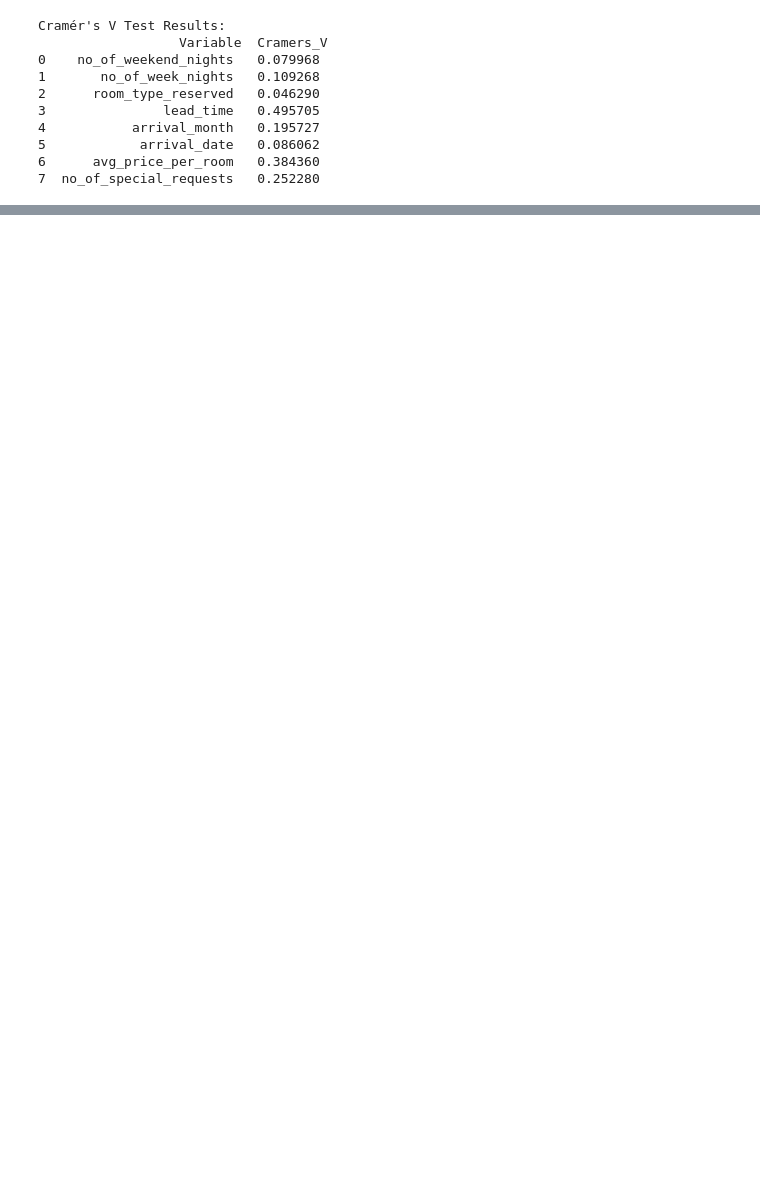
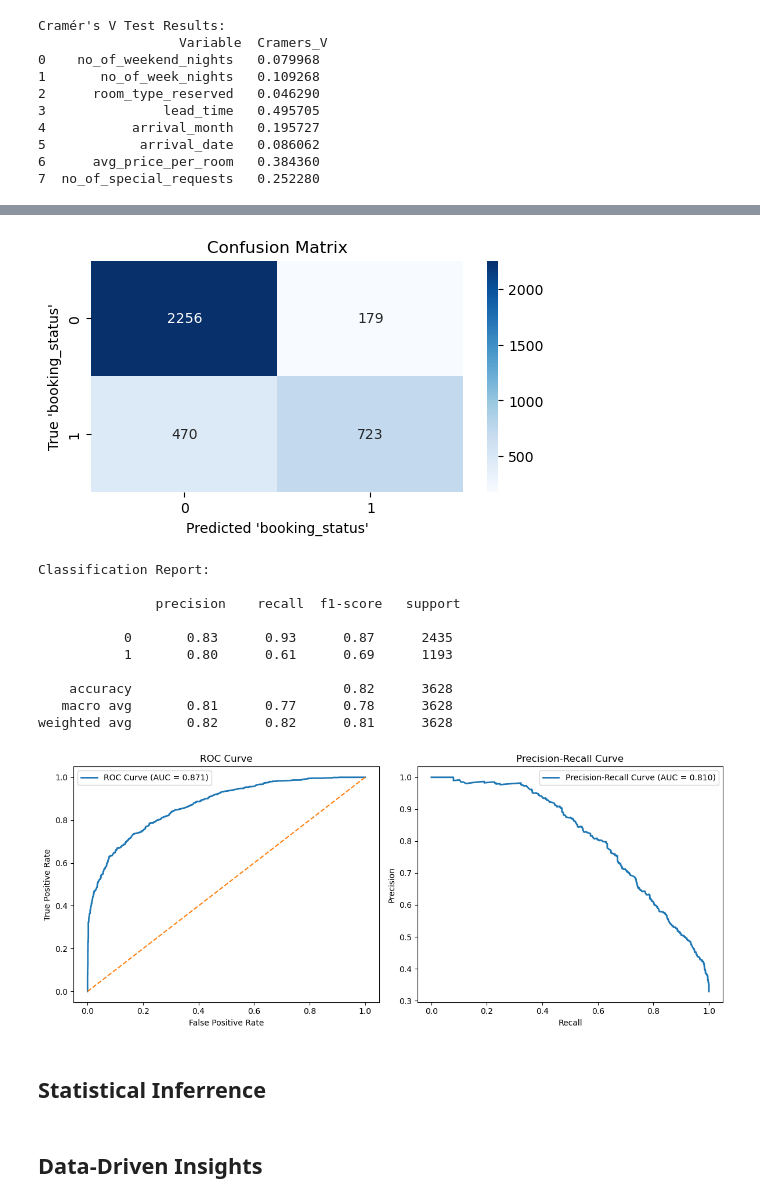
Before and after one commit to Navitraa/Hotel-Reservation-Cancellation-Prediction, a Jupyter notebook: main.ipynb, the cells around one changed output, grey strips where cells are left out. Saved outputs shown, nothing was run; the diff lists cells and outputs as text; code cells hidden in the pictures; blank space fills up the shorter version.

```diff
--- a/main.ipynb
+++ b/main.ipynb
@@ -320,2 +619,79 @@ NameError: name 'train_test_split' is not defined
 # %%
 # Model 5: Gradient Boosting
+
+# Gradient Boosting Classifier
+from sklearn.ensemble import GradientBoostingClassifier
+from sklearn.model_selection import train_test_split
+from sklearn.metrics import classification_report, confusion_matrix, roc_auc_score, roc_curve, precision_recall_curve, auc
+import matplotlib.pyplot as plt
+import seaborn as sb
+
+# Step 1: Define predictors and target
+predictors = ['lead_time', 'avg_price_per_room', 'no_of_special_requests']
+X = dataCleaned[predictors]
+y = dataCleaned['booking_status']
+
+# Step 2: Train-test split
+X_train, X_test, y_train, y_test = train_test_split(X, y, test_size=0.2, random_state=42)
+
+# Step 3: Train Gradient Boosting model
+gb_model = GradientBoostingClassifier(n_estimators=100, learning_rate=0.1, max_depth=3, random_state=42)
+gb_model.fit(X_train, y_train)
+
+# Step 4: Make predictions
+y_pred = gb_model.predict(X_test)
+y_pred_proba = gb_model.predict_proba(X_test)[:, 1]
+
+# Step 5: Confusion Matrix
+plt.figure(figsize=(6, 3))
+sb.heatmap(confusion_matrix(y_test, y_pred), annot=True, fmt="d", cmap="Blues")
+plt.title("Confusion Matrix")
+plt.xlabel("Predicted 'booking_status'")
+plt.ylabel("True 'booking_status'")
+plt.show()
+
+# Step 6: Classification Report
+print("\nClassification Report:\n\n", classification_report(y_test, y_pred))
+
+# Step 7: ROC & Precision-Recall Curves
+roc_auc = roc_auc_score(y_test, y_pred_proba)
+
+fig, axes = plt.subplots(1, 2, figsize=(12, 5))
+
+# ROC Curve
+fpr, tpr, _ = roc_curve(y_test, y_pred_proba)
+axes[0].plot(fpr, tpr, lw=2, label=f'ROC Curve (AUC = {roc_auc:.3f})')
+axes[0].plot([0, 1], [0, 1], linestyle='--')
+axes[0].set_xlabel('False Positive Rate')
+axes[0].set_ylabel('True Positive Rate')
+axes[0].set_title('ROC Curve')
+axes[0].legend()
+
+# Precision-Recall Curve
+precision, recall, _ = precision_recall_curve(y_test, y_pred_proba)
+pr_auc = auc(recall, precision)
+axes[1].plot(recall, precision, lw=2, label=f'Precision-Recall Curve (AUC = {pr_auc:.3f})')
+axes[1].set_xlabel('Recall')
+axes[1].set_ylabel('Precision')
+axes[1].set_title('Precision-Recall Curve')
+axes[1].legend()
+
+plt.tight_layout()
+plt.show()
+# %% [output]
+[figure, added]
+Classification Report:
+
+               precision    recall  f1-score   support
+
+           0       0.83      0.93      0.87      2435
+           1       0.80      0.61      0.69      1193
+
+    accuracy                           0.82      3628
+   macro avg       0.81      0.77      0.78      3628
+weighted avg       0.82      0.82      0.81      3628
+[figure, added]
+# %% [markdown]
+<h2>Statistical Inferrence</h2>
+# %% [markdown]
+<h2>Data-Driven Insights</h2>
```
Also changed, not shown: parts of 23 cells of this notebook.
